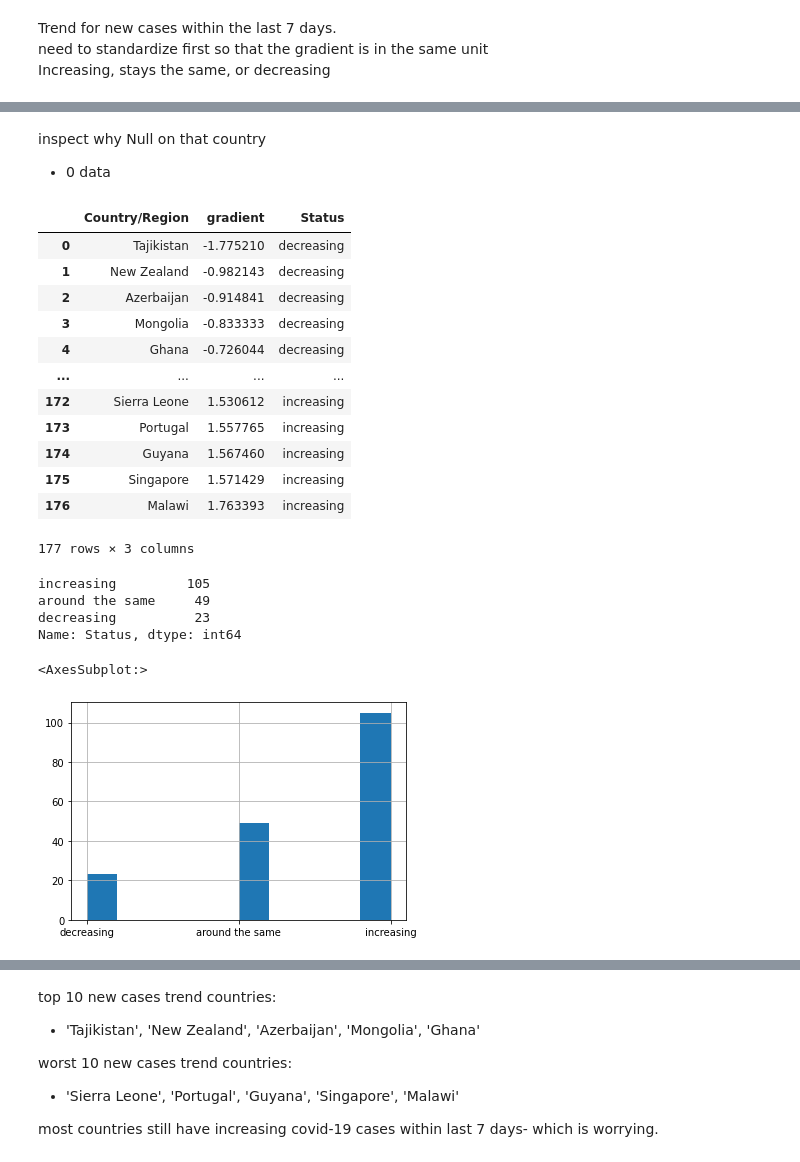
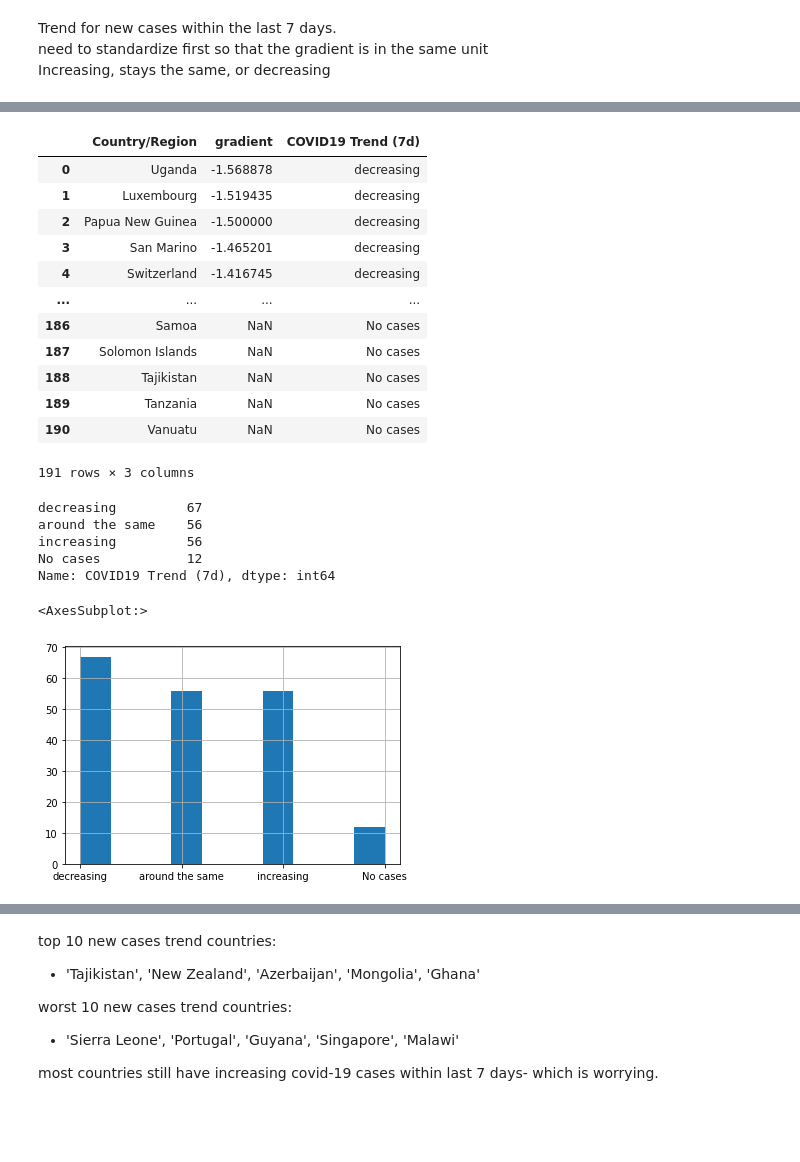
Before and after one commit to n-Faiz/WQD7006_ML_Covid19, a Jupyter notebook: Covid-19 Analysis & Machine learning.ipynb, the cells around one changed output, grey strips where cells are left out. Saved outputs shown, nothing was run; the diff lists cells and outputs as text; code cells hidden in the pictures; blank space fills up the shorter version.

```diff
--- a/Covid-19 Analysis & Machine learning.ipynb
+++ b/Covid-19 Analysis & Machine learning.ipynb
@@ -349,3 +350,6 @@ latest_df.sort_values('Confirmed',ascending = False).head(10)
 Trend for new cases within the last 7 days. <br>
 need to standardize first so that the gradient is in the same unit<br>
 Increasing, stays the same, or decreasing
+# %%
+df = pd.read_csv('data/covid19_df.csv')
+df.head(5)
@@ -382,6 +394,7 @@ def corr_find(x):
 weekly = weekly_df.groupby(['Country/Region'])['New Confirmed'].apply(gradient_find).reset_index()
 weekly.rename(columns={"New Confirmed": "gradient"},inplace=True)
 
-weekly['Status'] = ["increasing" if x>0.2  else "decreasing" if x<-0.2 else "around the same" for x in weekly ['gradient'] ]
+weekly['COVID19 Trend (7d)'] = ["increasing" if x>0.2  else "decreasing" if x<-0.2 else "No cases" if np.isnan(x)
+                                else "around the same" for x in weekly ['gradient'] ]
 weekly
 # %% [output]
@@ -408,35 +430,31 @@ dtype: int64
-# %% [markdown]
-inspect why Null on that country
-- 0 data
-# %%
-weekly = weekly.dropna()
 # %%
 weekly = weekly.sort_values("gradient",ascending=True).reset_index(drop=True)
 weekly
 # %% [output]
-|  | Country/Region | gradient | Status |
-| 0 | Tajikistan | -1.775210 | decreasing |
-| 1 | New Zealand | -0.982143 | decreasing |
-| 2 | Azerbaijan | -0.914841 | decreasing |
-| 3 | Mongolia | -0.833333 | decreasing |
-| 4 | Ghana | -0.726044 | decreasing |
+|  | Country/Region | gradient | COVID19 Trend (7d) |
+| 0 | Uganda | -1.568878 | decreasing |
+| 1 | Luxembourg | -1.519435 | decreasing |
+| 2 | Papua New Guinea | -1.500000 | decreasing |
+| 3 | San Marino | -1.465201 | decreasing |
+| 4 | Switzerland | -1.416745 | decreasing |
 | ... | ... | ... | ... |
-| 172 | Sierra Leone | 1.530612 | increasing |
-| 173 | Portugal | 1.557765 | increasing |
-| 174 | Guyana | 1.567460 | increasing |
-| 175 | Singapore | 1.571429 | increasing |
-| 176 | Malawi | 1.763393 | increasing |
+| 186 | Samoa | NaN | No cases |
+| 187 | Solomon Islands | NaN | No cases |
+| 188 | Tajikistan | NaN | No cases |
+| 189 | Tanzania | NaN | No cases |
+| 190 | Vanuatu | NaN | No cases |
-177 rows × 3 columns
+191 rows × 3 columns
 # %%
-weekly['Status'].value_counts()
+weekly['COVID19 Trend (7d)'].value_counts()
 # %% [output]
-increasing         105
-around the same     49
-decreasing          23
-Name: Status, dtype: int64
+decreasing         67
+around the same    56
+increasing         56
+No cases           12
+Name: COVID19 Trend (7d), dtype: int64
 # %%
-weekly['Status'].hist()
+weekly['COVID19 Trend (7d)'].hist()
 # %% [output]
 <AxesSubplot:>
-[figure, old version]
+[figure, new version]
 # %%
```
Also changed, not shown: parts of 36 cells of this notebook, 2 other files.
